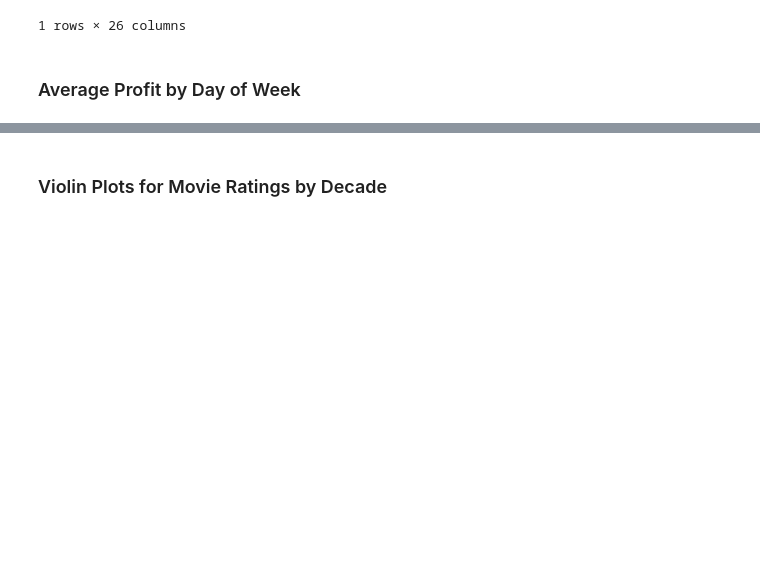
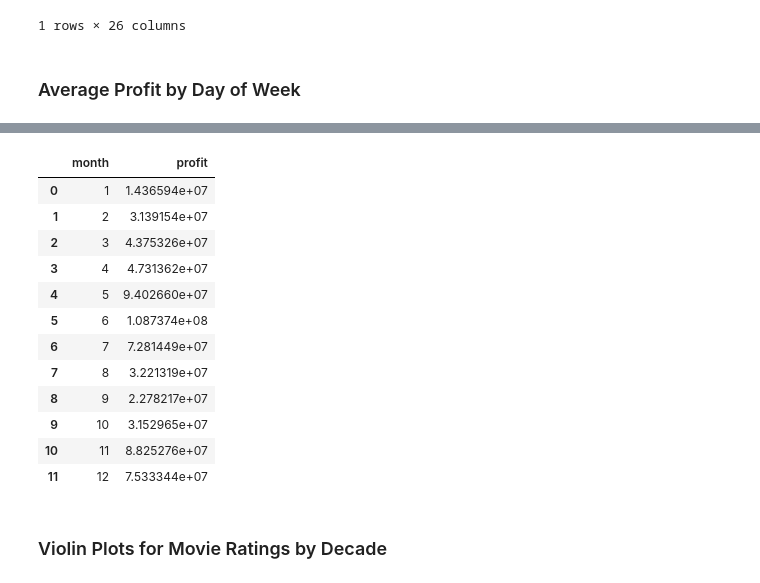
Before and after one commit to k7p/dataviz_project, a Jupyter notebook: code/Plotly-Plots.ipynb, the cells around one changed output, grey strips where cells are left out. Cells and saved outputs as stored; diff of their text form; code cells hidden in the pictures; blank space fills up the shorter version.

```diff
--- a/code/Plotly-Plots.ipynb
+++ b/code/Plotly-Plots.ipynb
@@ -61,6 +79,24 @@ py.offline.iplot({ 'data': bar_data,
         }})
 # %% [output]
 [interactive output not drawn]
+# %%
+profit_by_month = data.groupby(["month"]).profit.mean().reset_index()
+# %%
+profit_by_month
+# %% [output]
+|  | month | profit |
+| 0 | 1 | 1.436594e+07 |
+| 1 | 2 | 3.139154e+07 |
+| 2 | 3 | 4.375326e+07 |
+| 3 | 4 | 4.731362e+07 |
+| 4 | 5 | 9.402660e+07 |
+| 5 | 6 | 1.087374e+08 |
+| 6 | 7 | 7.281449e+07 |
+| 7 | 8 | 3.221319e+07 |
+| 8 | 9 | 2.278217e+07 |
+| 9 | 10 | 3.152965e+07 |
+| 10 | 11 | 8.825276e+07 |
+| 11 | 12 | 7.533344e+07 |
 # %% [markdown]
 ### Violin Plots for Movie Ratings by Decade
 # %%
```
Also changed, not shown: parts of 12 cells of this notebook.
